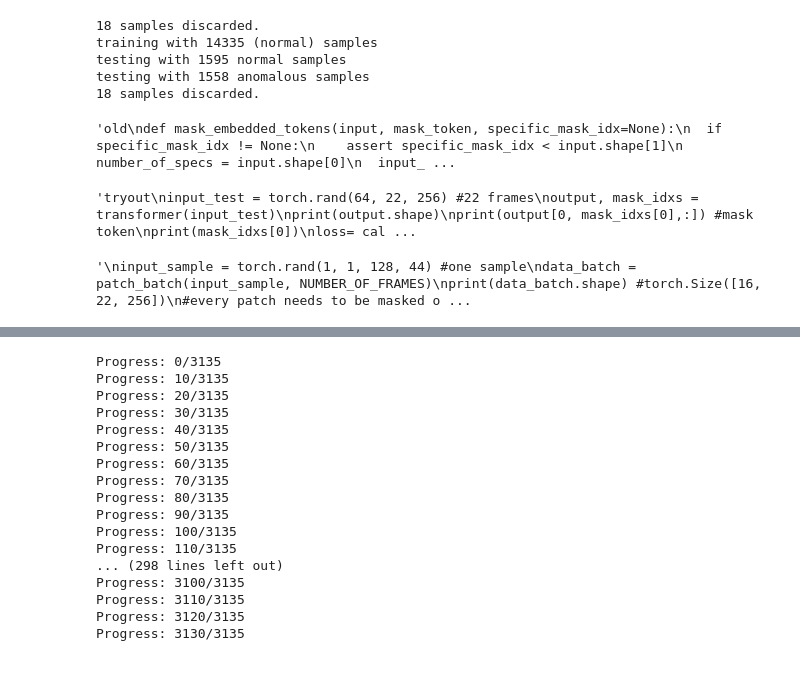
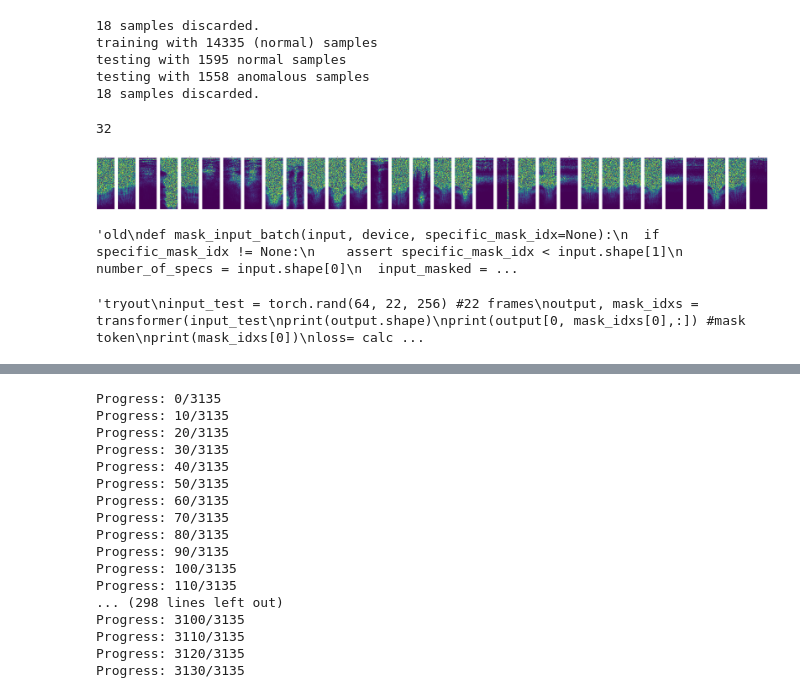
Before and after one commit to JohEder/bachelor_thesis_audio_ml, a Jupyter notebook: transformer.ipynb, the cells around one changed output, grey strips where cells are left out. Drawn from its saved outputs; the diff is of its cells as text; code cells hidden in the pictures; blank space fills up the shorter version.

```diff
--- a/transformer.ipynb
+++ b/transformer.ipynb
@@ -362,9 +368,22 @@ def patch_batch(input_batch, number_of_frames):
   unfolded_batch = unfold(input_batch) #(batch_size, features, number_of_patches)
   unfolded_batch = unfolded_batch.transpose(1, 2) #(batch_size, number_of_patches, features)
   return unfolded_batch
+# %%
+def plot_samples(samples):
+  fig = plt.figure(figsize=(100, 400))
+  print(len(samples))
+  for i in range(len(samples)):
+    sample, label = samples[i]
+    sample = sample.squeeze()
+    fig.add_subplot(1, len(samples), i+1)
+    plt.axis('off')
+    plt.title('normal' if label==0 else 'anomalous')
+    plt.imshow(sample)
+  plt.show()
 # %%
 train_data, test_data = get_normal_and_anomalous_data(NORMAL_CLASSES, ANOMALOUS_CLASSES, audio_dir=AUDIO_DIR, annotations=all_annotations_txt, batch_size=BATCH_SIZE)
 first_sample, first_label = train_data[0]
+samples_to_plot = [ test_data[i] for i in range(0,len(test_data), 100) ] #plotte jedes 100. test sampel damit sowohl anomalien als auch normale daten dabei sind
 train_loader = torch.utils.data.DataLoader(train_data, batch_size=BATCH_SIZE, shuffle=True)
 test_loader = torch.utils.data.DataLoader(test_data, batch_size=BATCH_SIZE_VAL, shuffle=True)
 # %% [output]
@@ -373,9 +392,15 @@ training with 14335 (normal) samples
 testing with 1595 normal samples
 testing with 1558 anomalous samples
 18 samples discarded.
+# %%
+plot_samples(samples_to_plot)
+# %% [output]
+32
+[figure, added]
 # %%
 transformer = TransformerModel(EMBEDDING_SIZE, input_dim, N_HEADS, DIM_FEED_FORWARD, N_ENCODER_LAYERS)
 # %%
+"""old
 def mask_input_batch(input, device, specific_mask_idx=None):
   if specific_mask_idx != None:
     assert specific_mask_idx < input.shape[1]
@@ -392,27 +417,9 @@ def mask_input_batch(input, device, specific_mask_idx=None):
     masks_index_list.append(torch.as_tensor(mask_idx))
 
   return torch.stack(input_masked), torch.stack(masks_index_list)
+"""
+# %% [output]
+'old\ndef mask_input_batch(input, device, specific_mask_idx=None):\n  if specific_mask_idx != None:\n    assert specific_mask_idx < input.shape[1]\n  number_of_specs = input.shape[0]\n  input_masked = ...
-# %%
-"""old
-def mask_embedded_tokens(input, mask_token, specific_mask_idx=None):
-  if specific_mask_idx != None:
-    assert specific_mask_idx < input.shape[1]
-  number_of_specs = input.shape[0]
-  input_masked = []
-  masks_index_list = []
-  for i in range(number_of_specs):
-    mask_idx = specific_mask_idx if specific_mask_idx != None else random.randint(0, input.shape[1]-1)
-
-
-    input[i, mask_idx, :] = mask_token
-
-    input_masked.append(input[i,:,:]) #maybe just tuples (current_spec_masked, mask_idx)
-    masks_index_list.append(torch.as_tensor(mask_idx))
-
-  return torch.stack(input_masked), torch.stack(masks_index_list)
-  """
-# %% [output]
-'old\ndef mask_embedded_tokens(input, mask_token, specific_mask_idx=None):\n  if specific_mask_idx != None:\n    assert specific_mask_idx < input.shape[1]\n  number_of_specs = input.shape[0]\n  input_ ...
 # %%
 def calculate_loss_masked(input_batch, output_batch, mask_idxs, sum_up):
   #print(input_batch.shape)
@@ -433,7 +440,7 @@ def calculate_loss_total(input, output):
 # %%
 """tryout
 input_test = torch.rand(64, 22, 256) #22 frames
-output, mask_idxs = transformer(input_test)
+output, mask_idxs = transformer(input_test
 print(output.shape)
 print(output[0, mask_idxs[0],:]) #mask token
 print(mask_idxs[0])
@@ -441,33 +448,5 @@ loss= calculate_loss_masked(input_test, output, mask_idxs, True)
 print(loss_per_batch)
 """
 # %% [output]
-'tryout\ninput_test = torch.rand(64, 22, 256) #22 frames\noutput, mask_idxs = transformer(input_test)\nprint(output.shape)\nprint(output[0, mask_idxs[0],:]) #mask token\nprint(mask_idxs[0])\nloss= cal ...
+'tryout\ninput_test = torch.rand(64, 22, 256) #22 frames\noutput, mask_idxs = transformer(input_test\nprint(output.shape)\nprint(output[0, mask_idxs[0],:]) #mask token\nprint(mask_idxs[0])\nloss= calc ...
-# %%
-#tryout, not relevant for the model
-"""
-input_sample = torch.rand(1, 1, 128, 44) #one sample
-data_batch = patch_batch(input_sample, NUMBER_OF_FRAMES)
-print(data_batch.shape) #torch.Size([16, 22, 256])
-#every patch needs to be masked once and the masked loss calculated added and divided by number of patches
-loss_total = 0
-for i in range(data_batch.shape[1]):
-  masked_input, mask_idxs = mask_input_batch(data_batch, i)
-  output = transformer(masked_input)
-  loss = calculate_loss_masked(data_batch, output, mask_idxs, True) # last argument (sum) does not make a difference for batch size 1
-  loss_total +=loss
-#loss_total /= data_batch.shape[1] #divide by number of patches
-print(loss_total)
-
-#masked_input, mask_idxs = mask_input_batch(data_batch, 2)
-#print(masked_input)
-#output = transformer(data_batch)
-#print(output)
-#loss = calculate_loss_masked(data_batch, output, mask_idxs, False)
-#print(len(loss))
-#print(loss)
-#loss_mse_total = calculate_loss_total(data_batch, output)
-#print(loss_mse_total)
-"""
-# %% [output]
-'\ninput_sample = torch.rand(1, 1, 128, 44) #one sample\ndata_batch = patch_batch(input_sample, NUMBER_OF_FRAMES)\nprint(data_batch.shape) #torch.Size([16, 22, 256])\n#every patch needs to be masked o ...
 # %%
```
Also changed, not shown: parts of 11 cells of this notebook.
